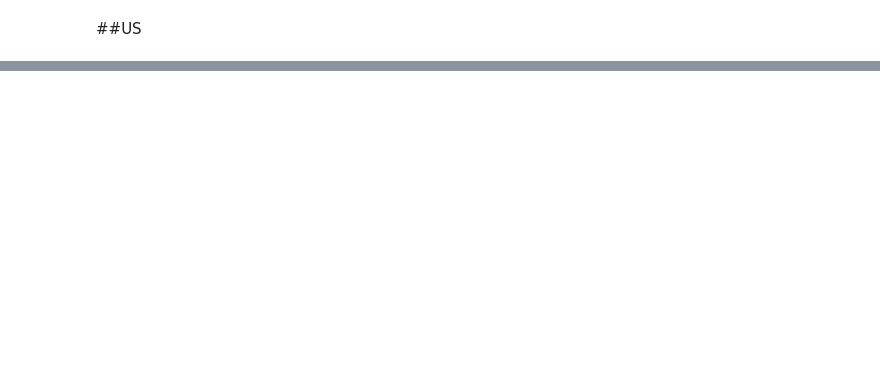
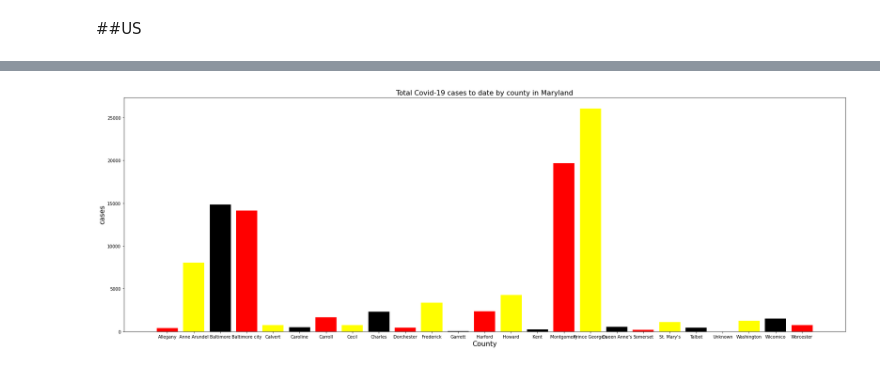
Before and after one commit to JoshuaHaga/Covid_19_sprint_1_buildwk, a Jupyter notebook: Covid_19_analysis.ipynb, the cells around one changed output, grey strips where cells are left out. Saved outputs shown, nothing was run; the diff lists cells and outputs as text; code cells hidden in the pictures; blank space fills up the shorter version.

```diff
--- a/Covid_19_analysis.ipynb
+++ b/Covid_19_analysis.ipynb
@@ -653,0 +624,23 @@ us.head()
+# %%
+
+county = md_counties_latest['county']
+cases = md_counties_latest['cases']
+
+
+f, ax = plt.subplots(figsize=(30,10))
+# plotting a bar chart
+plt.bar(county, cases,
+        color = ["red",'yellow','black']
+        )
+
+# naming the x-axis
+plt.xlabel('County', fontsize= 16)
+# naming the y-axis
+plt.ylabel('cases', fontsize= 16)
+# plot title
+plt.title('Total Covid-19 cases to date by county in Maryland',fontsize= 16)
+
+# function to show the plot
+plt.show()
+# %% [output]
+[figure, added]
```
Also changed, not shown: parts of 30 cells of this notebook.
